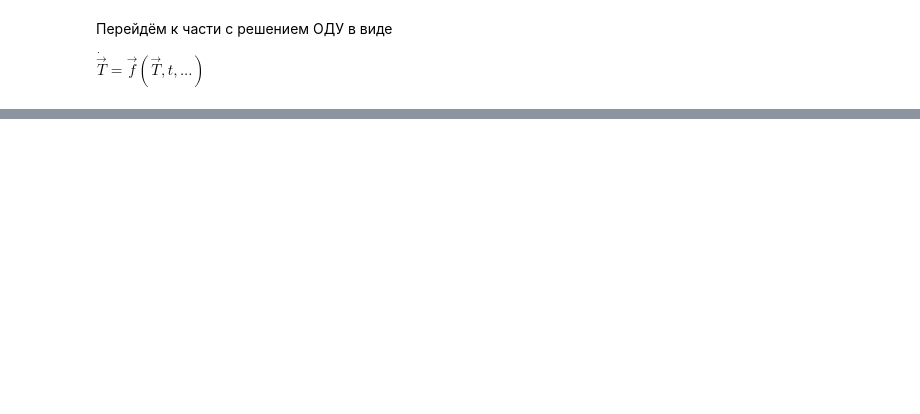
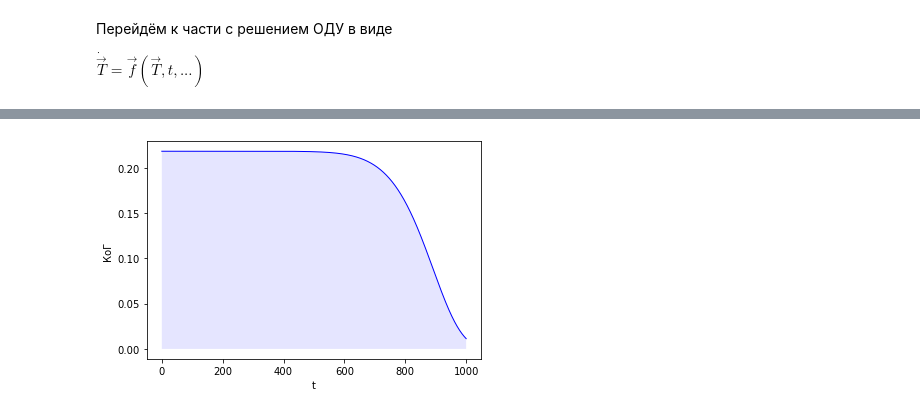
Before and after one commit to VasilievArtyom/blc_thermal_model, a Jupyter notebook: datagenerator/generator.ipynb, the cells around one changed output, grey strips where cells are left out. Cells and saved outputs as stored; diff of their text form; code cells hidden in the pictures; blank space fills up the shorter version.

```diff
--- a/datagenerator/generator.ipynb
+++ b/datagenerator/generator.ipynb
@@ -296,0 +321,2 @@ for traj_id in range(N_TRAJECTORIES):
+# %%
+K_g = t_rab / MODELINGTIME
@@ -296,0 +325,11 @@ for traj_id in range(N_TRAJECTORIES):
+# %%
+p = lambda x: weibull_min.pdf(x, k, loc=0, scale=lam)
+P = np.array([(1 - integrate.quad(p, 0, _intT)[0]) for _intT in t])
+# %%
+plt.plot(t, P*K_g.mean(), 'b', linewidth=1)
+plt.fill_between(t, t * 0, P*K_g.mean(), facecolor='b', alpha=0.1)
+plt.ylabel('КоГ')
+plt.xlabel('t')
+plt.show()
+# %% [output]
+[figure, added]
```
Also changed, not shown: parts of 14 cells of this notebook, 10 other files.
